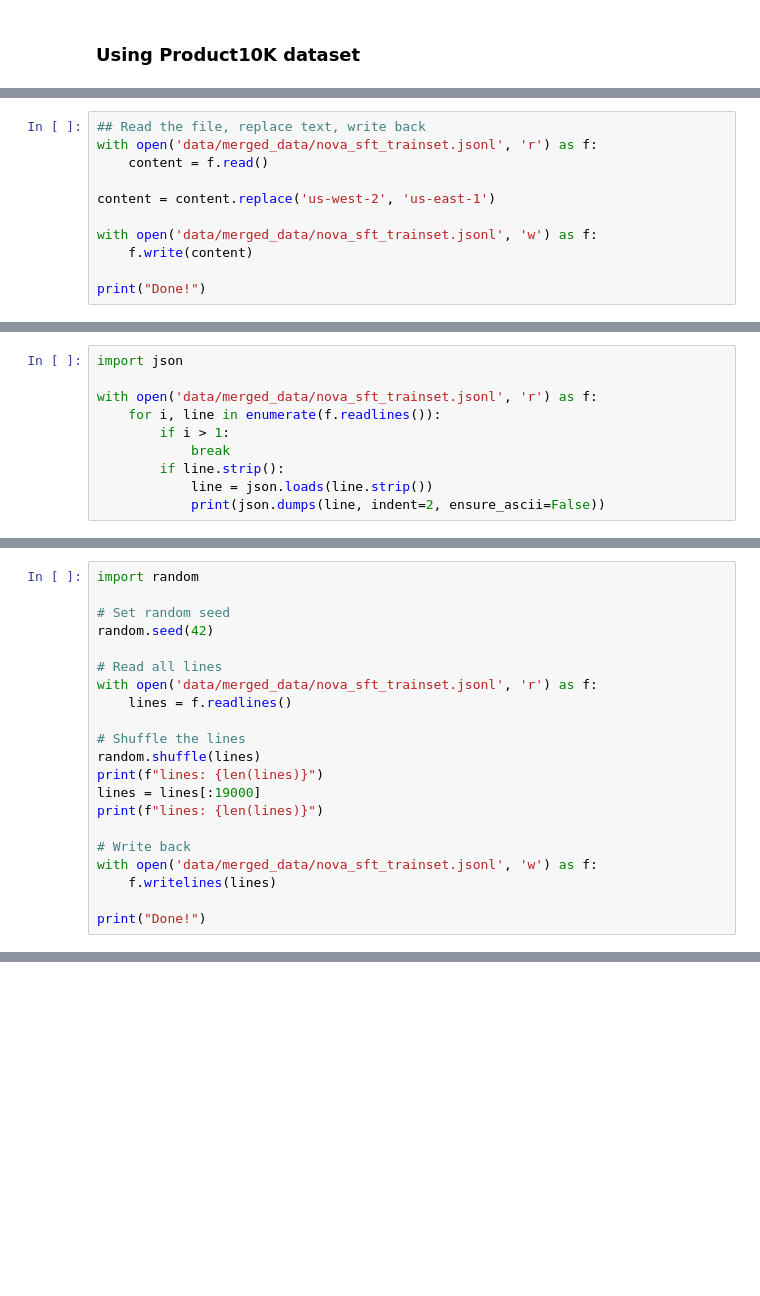
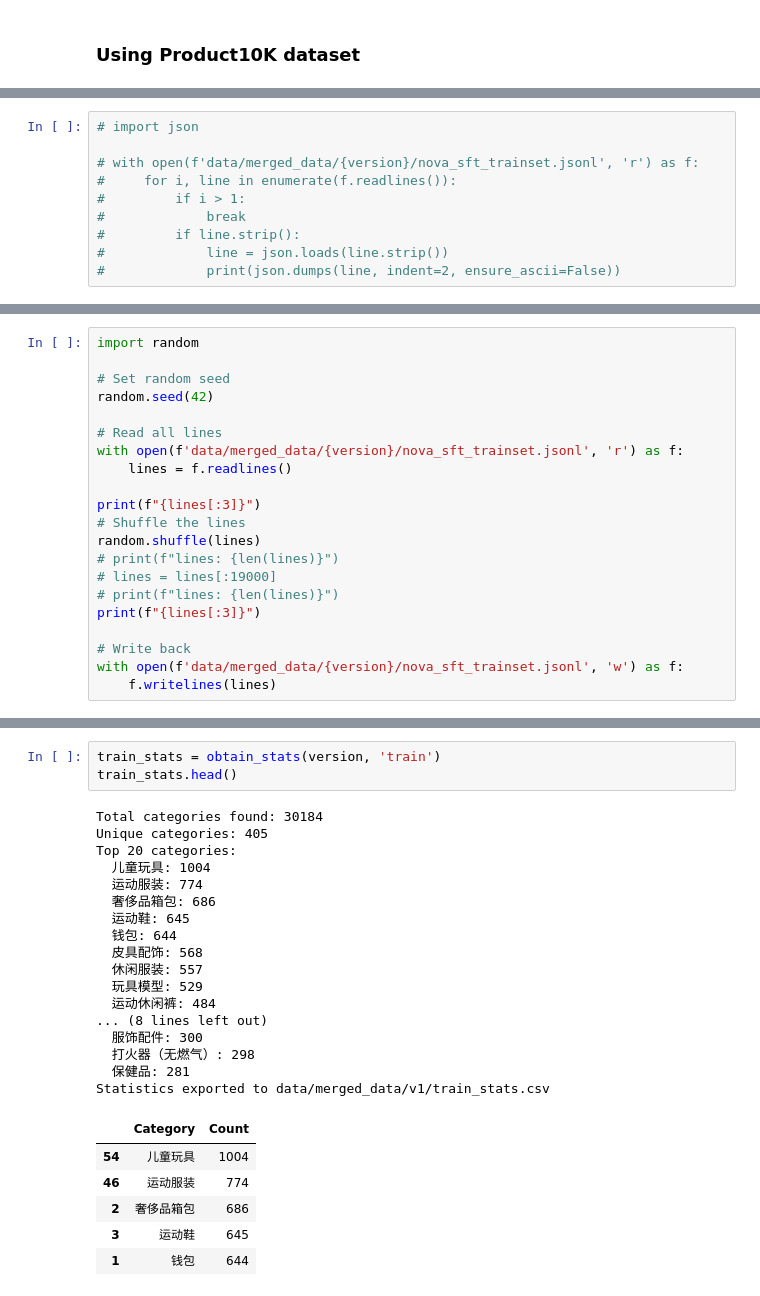
Before and after one commit to Chevolier/nova-image-tagging, a Jupyter notebook: prepare_data.ipynb, the cells around one changed output, grey strips where cells are left out. Saved outputs shown, nothing was run; the diff lists cells and outputs as text; blank space fills up the shorter version.

```diff
--- a/prepare_data.ipynb
+++ b/prepare_data.ipynb
@@ -987,11 +1877,0 @@ Generated 20000 records in nova_sft_dataset.jsonl
-# %%
-## Read the file, replace text, write back
-with open('data/merged_data/nova_sft_trainset.jsonl', 'r') as f:
-    content = f.read()
-
-content = content.replace('us-west-2', 'us-east-1')
-
-with open('data/merged_data/nova_sft_trainset.jsonl', 'w') as f:
-    f.write(content)
-
-print("Done!")
@@ -1000,10 +1878,10 @@ Done!
 # %%
-import json
+# import json
 
-with open('data/merged_data/nova_sft_trainset.jsonl', 'r') as f:
-    for i, line in enumerate(f.readlines()):
-        if i > 1:
-            break
-        if line.strip():
-            line = json.loads(line.strip())
-            print(json.dumps(line, indent=2, ensure_ascii=False))
+# with open(f'data/merged_data/{version}/nova_sft_trainset.jsonl', 'r') as f:
+#     for i, line in enumerate(f.readlines()):
+#         if i > 1:
+#             break
+#         if line.strip():
+#             line = json.loads(line.strip())
+#             print(json.dumps(line, indent=2, ensure_ascii=False))
@@ -1032,18 +1894,18 @@ import random
 random.seed(42)
 
 # Read all lines
-with open('data/merged_data/nova_sft_trainset.jsonl', 'r') as f:
+with open(f'data/merged_data/{version}/nova_sft_trainset.jsonl', 'r') as f:
     lines = f.readlines()
 
+print(f"{lines[:3]}")
 # Shuffle the lines
 random.shuffle(lines)
-print(f"lines: {len(lines)}")
-lines = lines[:19000]
-print(f"lines: {len(lines)}")
+# print(f"lines: {len(lines)}")
+# lines = lines[:19000]
+# print(f"lines: {len(lines)}")
+print(f"{lines[:3]}")
 
 # Write back
-with open('data/merged_data/nova_sft_trainset.jsonl', 'w') as f:
+with open(f'data/merged_data/{version}/nova_sft_trainset.jsonl', 'w') as f:
     f.writelines(lines)
-
-print("Done!")
 # %% [output]
@@ -1052,0 +1975,27 @@ Done!
+# %%
+train_stats = obtain_stats(version, 'train')
+train_stats.head()
+# %% [output]
+Total categories found: 30184
+Unique categories: 405
+Top 20 categories:
+  儿童玩具: 1004
+  运动服装: 774
+  奢侈品箱包: 686
+  运动鞋: 645
+  钱包: 644
+  皮具配饰: 568
+  休闲服装: 557
+  玩具模型: 529
+  运动休闲裤: 484
+... (8 lines left out)
+  服饰配件: 300
+  打火器（无燃气）: 298
+  保健品: 281
+Statistics exported to data/merged_data/v1/train_stats.csv
+|  | Category | Count |
+| 54 | 儿童玩具 | 1004 |
+| 46 | 运动服装 | 774 |
+| 2 | 奢侈品箱包 | 686 |
+| 3 | 运动鞋 | 645 |
+| 1 | 钱包 | 644 |
```
Also changed, not shown: parts of 33 cells of this notebook, 3 other files.
